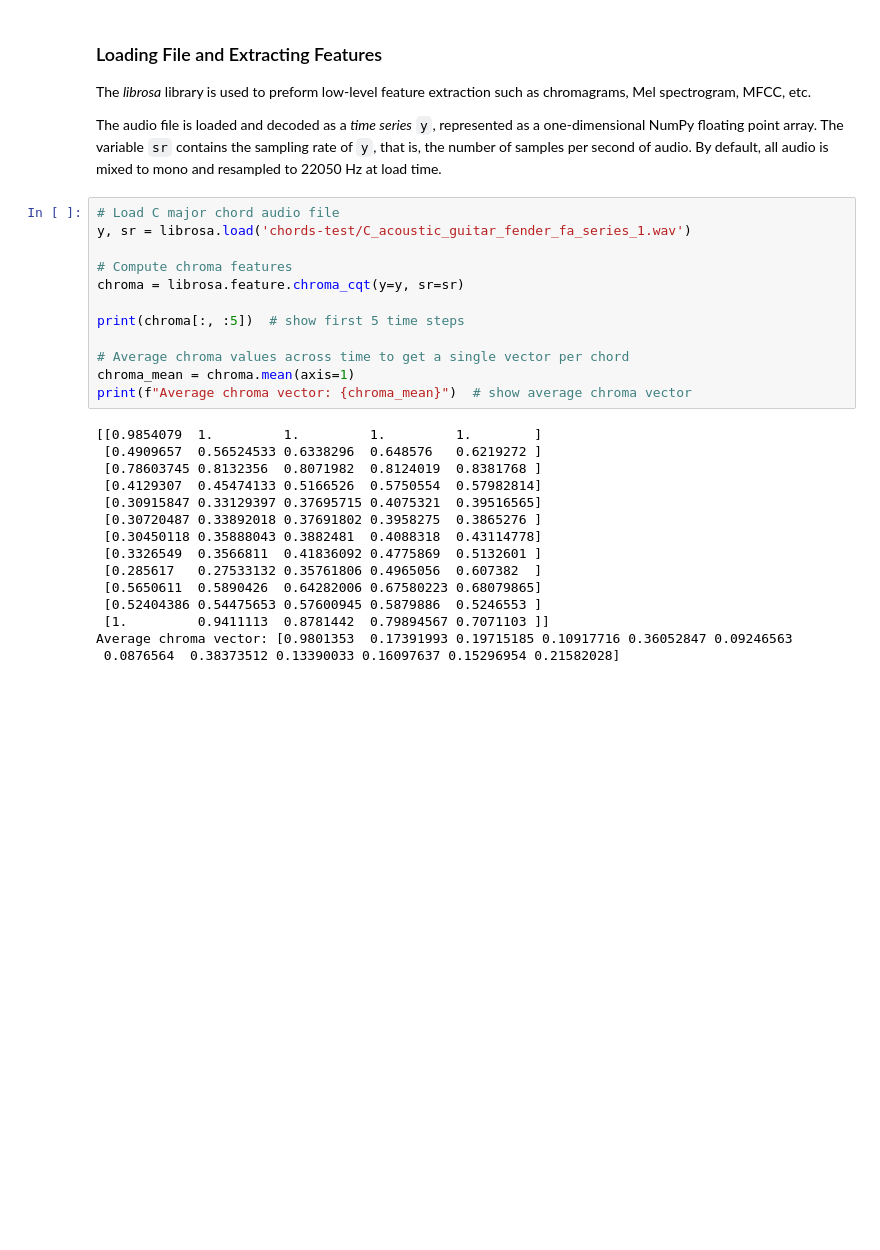
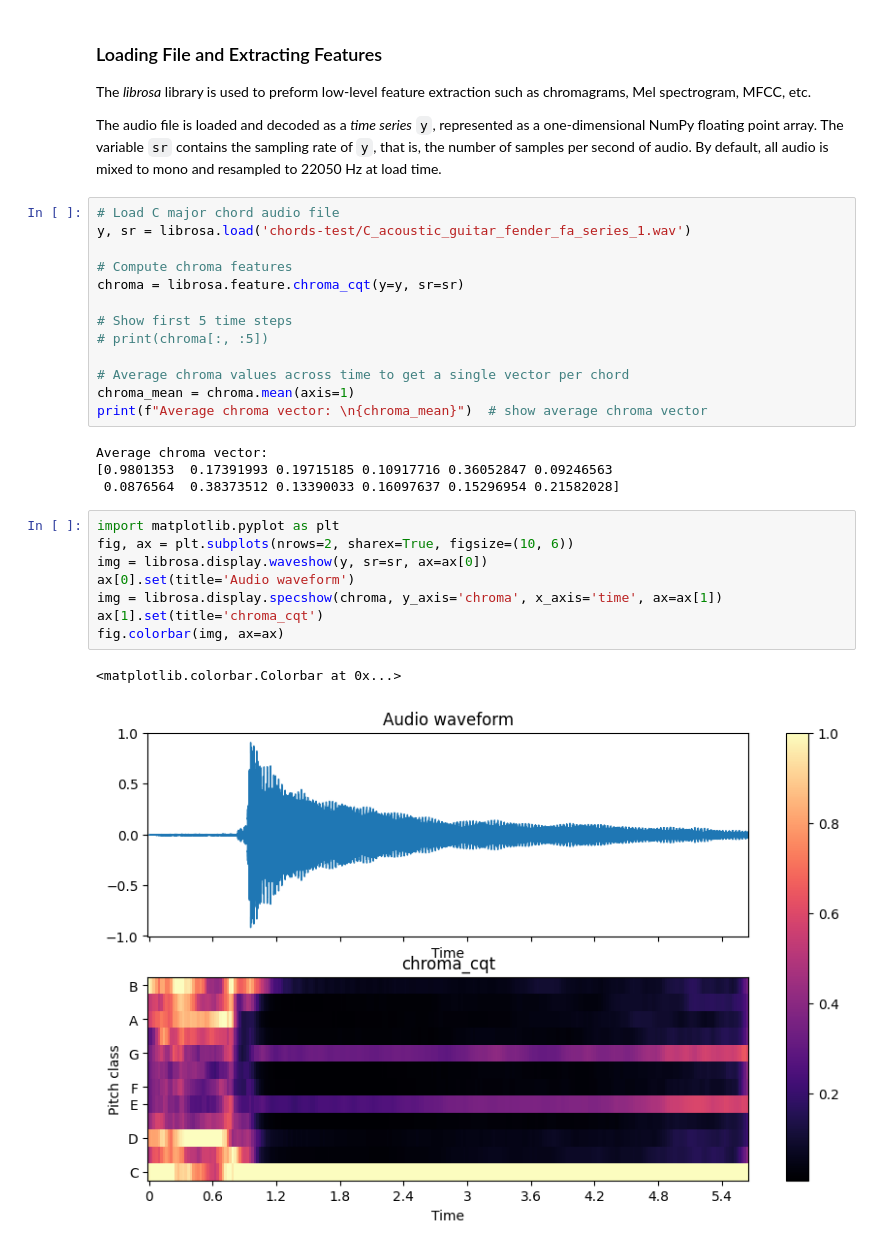
Before and after one commit to ilhanriyaz/guitar-chord-recognition, a Jupyter notebook: notebooks/feature_extraction.ipynb, the cells around one changed output. Drawn from its saved outputs; the diff is of its cells as text; blank space fills up the shorter version.

```diff
--- a/notebooks/feature_extraction.ipynb
+++ b/notebooks/feature_extraction.ipynb
@@ -18,23 +20,24 @@ y, sr = librosa.load('chords-test/C_acoustic_guitar_fender_fa_series_1.wav')
 # Compute chroma features
 chroma = librosa.feature.chroma_cqt(y=y, sr=sr)
 
-print(chroma[:, :5])  # show first 5 time steps
+# Show first 5 time steps
+# print(chroma[:, :5])
 
 # Average chroma values across time to get a single vector per chord
 chroma_mean = chroma.mean(axis=1)
-print(f"Average chroma vector: {chroma_mean}")  # show average chroma vector
+print(f"Average chroma vector: \n{chroma_mean}")  # show average chroma vector
 # %% [output]
-[[0.9854079  1.         1.         1.         1.        ]
- [0.4909657  0.56524533 0.6338296  0.648576   0.6219272 ]
- [0.78603745 0.8132356  0.8071982  0.8124019  0.8381768 ]
- [0.4129307  0.45474133 0.5166526  0.5750554  0.57982814]
- [0.30915847 0.33129397 0.37695715 0.4075321  0.39516565]
- [0.30720487 0.33892018 0.37691802 0.3958275  0.3865276 ]
- [0.30450118 0.35888043 0.3882481  0.4088318  0.43114778]
- [0.3326549  0.3566811  0.41836092 0.4775869  0.5132601 ]
- [0.285617   0.27533132 0.35761806 0.4965056  0.607382  ]
- [0.5650611  0.5890426  0.64282006 0.67580223 0.68079865]
- [0.52404386 0.54475653 0.57600945 0.5879886  0.5246553 ]
- [1.         0.9411113  0.8781442  0.79894567 0.7071103 ]]
-Average chroma vector: [0.9801353  0.17391993 0.19715185 0.10917716 0.36052847 0.09246563
+Average chroma vector:
+[0.9801353  0.17391993 0.19715185 0.10917716 0.36052847 0.09246563
  0.0876564  0.38373512 0.13390033 0.16097637 0.15296954 0.21582028]
+# %%
+import matplotlib.pyplot as plt
+fig, ax = plt.subplots(nrows=2, sharex=True, figsize=(10, 6))
+img = librosa.display.waveshow(y, sr=sr, ax=ax[0])
+ax[0].set(title='Audio waveform')
+img = librosa.display.specshow(chroma, y_axis='chroma', x_axis='time', ax=ax[1])
+ax[1].set(title='chroma_cqt')
+fig.colorbar(img, ax=ax)
+# %% [output]
+<matplotlib.colorbar.Colorbar at 0x...>
+[figure, added]
```
Also changed, not shown: parts of 1 cell of this notebook, 2 other files.
